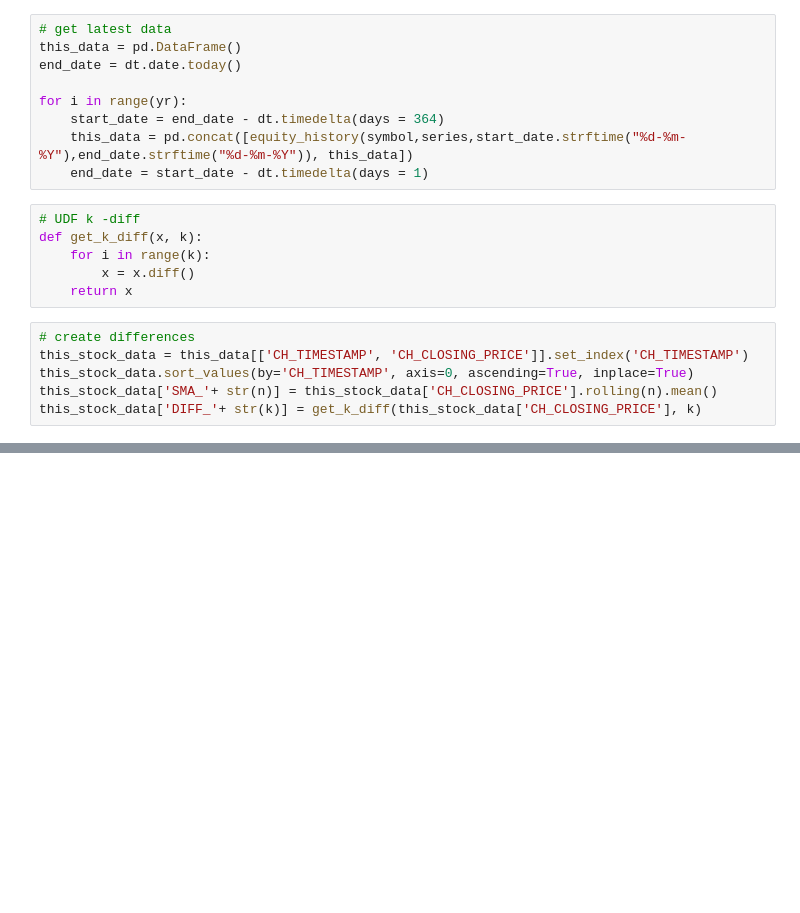
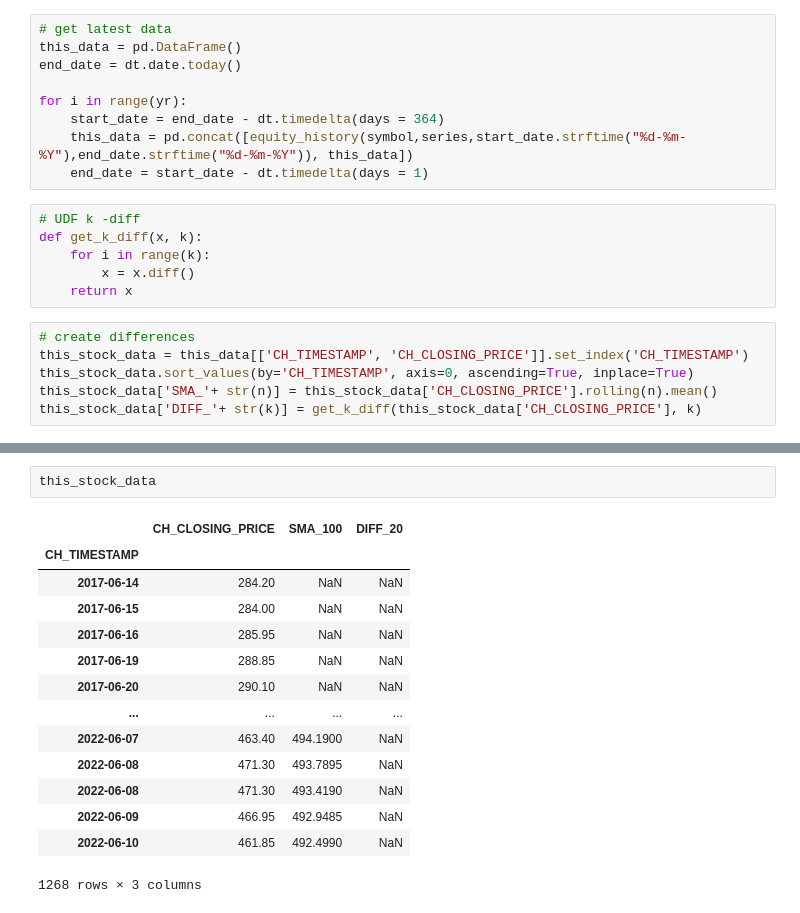
Before and after one commit to tanmay-sarkar-hub/stock-trading, a Jupyter notebook: k-level-diff.ipynb, the cells around one changed output, grey strips where cells are left out. Cells and saved outputs as stored; diff of their text form; blank space fills up the shorter version.

```diff
--- a/k-level-diff.ipynb
+++ b/k-level-diff.ipynb
@@ -76,0 +77,17 @@ fig.show()
+# %%
+this_stock_data
+# %% [output]
+|  | CH_CLOSING_PRICE | SMA_100 | DIFF_20 |
+| CH_TIMESTAMP |  |  |  |
+| 2017-06-14 | 284.20 | NaN | NaN |
+| 2017-06-15 | 284.00 | NaN | NaN |
+| 2017-06-16 | 285.95 | NaN | NaN |
+| 2017-06-19 | 288.85 | NaN | NaN |
+| 2017-06-20 | 290.10 | NaN | NaN |
+| ... | ... | ... | ... |
+| 2022-06-07 | 463.40 | 494.1900 | NaN |
+| 2022-06-08 | 471.30 | 493.7895 | NaN |
+| 2022-06-08 | 471.30 | 493.4190 | NaN |
+| 2022-06-09 | 466.95 | 492.9485 | NaN |
+| 2022-06-10 | 461.85 | 492.4990 | NaN |
+1268 rows × 3 columns
```
Also changed, not shown: parts of 2 cells of this notebook.
